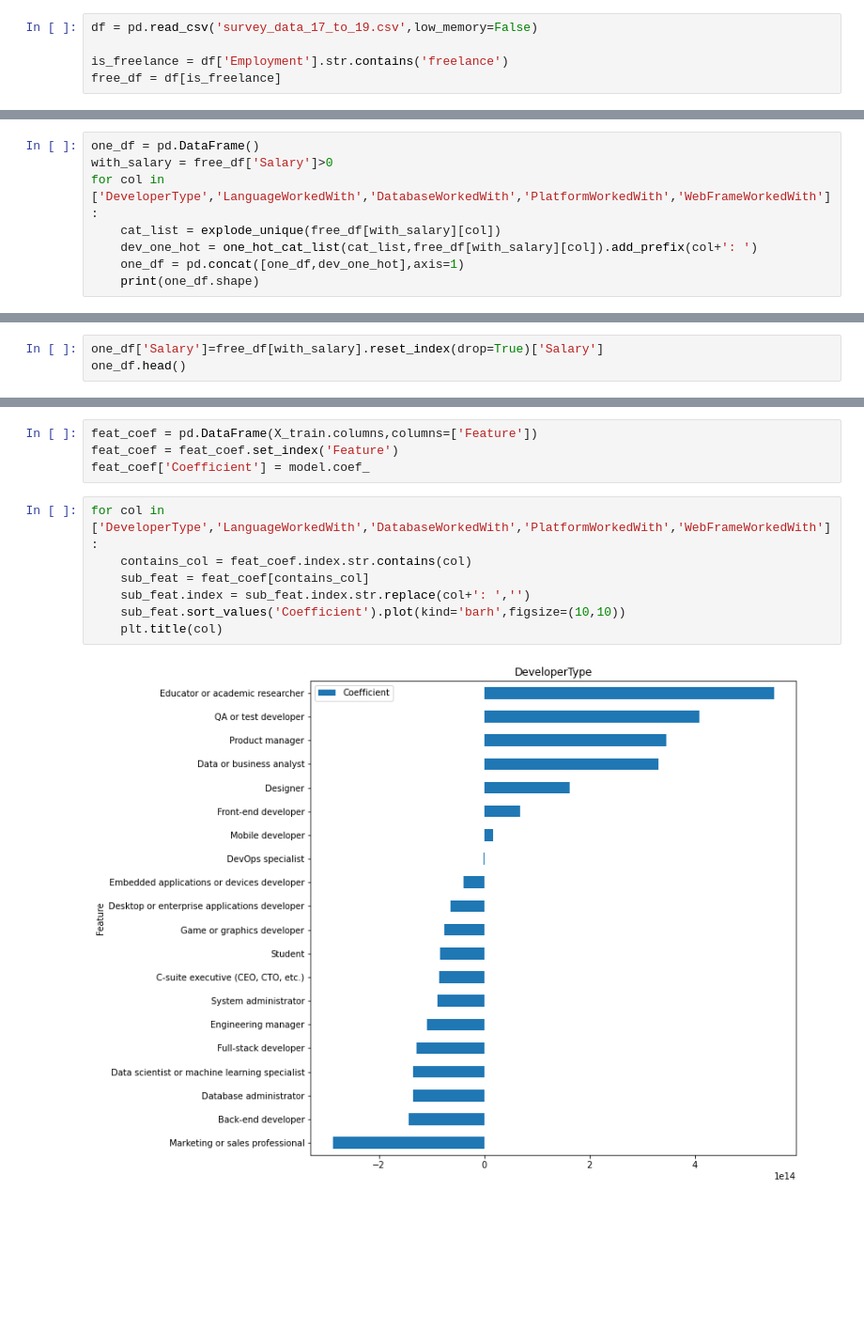
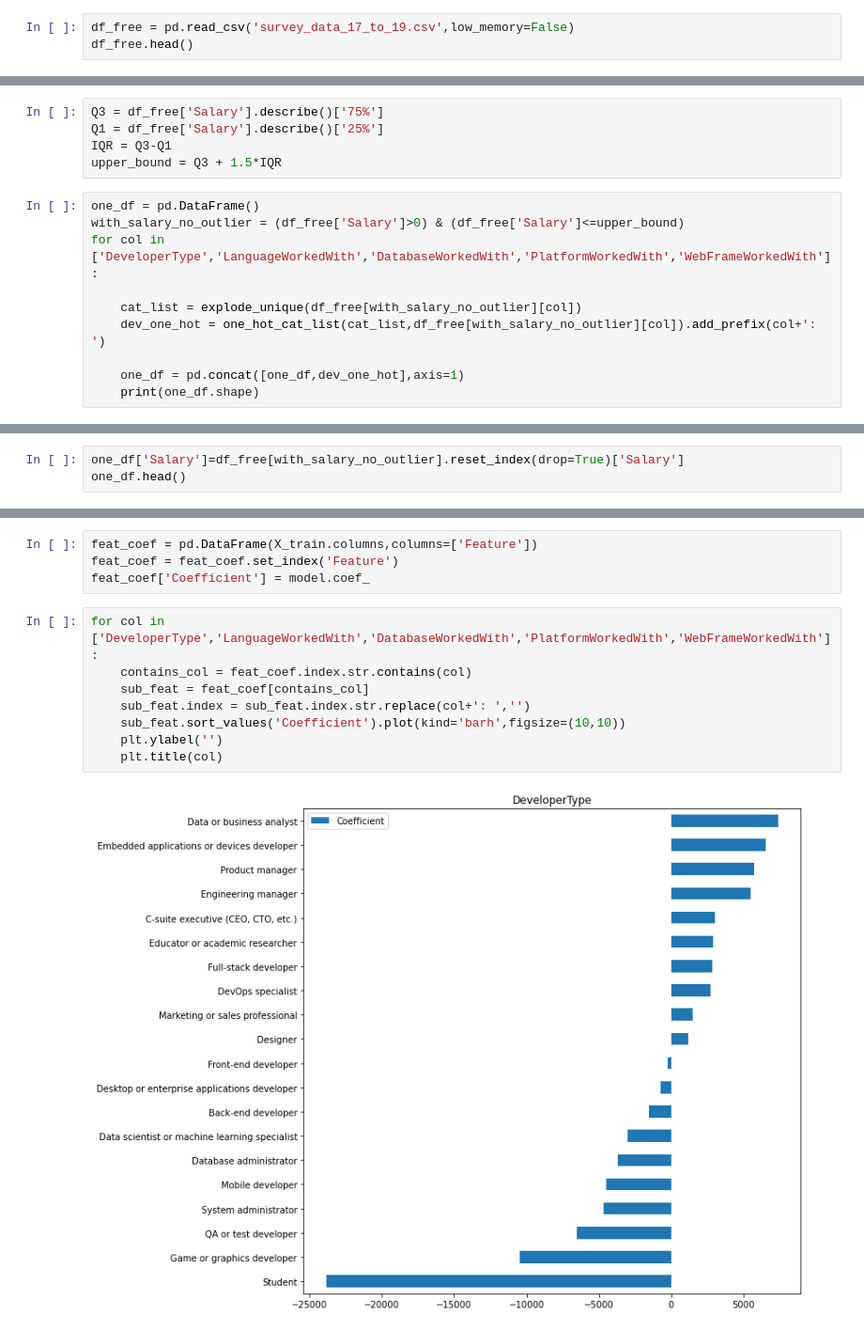
Before and after one commit to aldrinlambon/stackoverflow-survey-data-analysis, a Jupyter notebook: SalaryModeling.ipynb, the cells around one changed output, grey strips where cells are left out. Shown at 94% size. Cells and saved outputs as stored; diff of their text form; blank space fills up the shorter version.

Commit message:
Update SalaryModeling.ipynb
Removed outlier using IQR method
Improved coefficient plots

```diff
--- a/SalaryModeling.ipynb
+++ b/SalaryModeling.ipynb
@@ -17,5 +18,3 @@ def one_hot_cat_list(cat_list,series):
 # %%
-df = pd.read_csv('survey_data_17_to_19.csv',low_memory=False)
-
-is_freelance = df['Employment'].str.contains('freelance')
-free_df = df[is_freelance]
+df_free = pd.read_csv('survey_data_17_to_19.csv',low_memory=False)
+df_free.head()
@@ -22,9 +28,16 @@ free_df = df[is_freelance]
+# %%
+Q3 = df_free['Salary'].describe()['75%']
+Q1 = df_free['Salary'].describe()['25%']
+IQR = Q3-Q1
+upper_bound = Q3 + 1.5*IQR
 # %%
 one_df = pd.DataFrame()
-with_salary = free_df['Salary']>0
+with_salary_no_outlier = (df_free['Salary']>0) & (df_free['Salary']<=upper_bound)
 for col in ['DeveloperType','LanguageWorkedWith','DatabaseWorkedWith','PlatformWorkedWith','WebFrameWorkedWith']:
-    cat_list = explode_unique(free_df[with_salary][col])
-    dev_one_hot = one_hot_cat_list(cat_list,free_df[with_salary][col]).add_prefix(col+': ')
+
+    cat_list = explode_unique(df_free[with_salary_no_outlier][col])
+    dev_one_hot = one_hot_cat_list(cat_list,df_free[with_salary_no_outlier][col]).add_prefix(col+': ')
+
     one_df = pd.concat([one_df,dev_one_hot],axis=1)
     print(one_df.shape)
 # %% [output]
@@ -36,5 +49,5 @@ for col in ['DeveloperType','LanguageWorkedWith','DatabaseWorkedWith','PlatformW
 # %%
-one_df['Salary']=free_df[with_salary].reset_index(drop=True)['Salary']
+one_df['Salary']=df_free[with_salary_no_outlier].reset_index(drop=True)['Salary']
 one_df.head()
 # %% [output]
 |  | DeveloperType: Back-end developer | DeveloperType: Full-stack developer | DeveloperType: Front-end developer | DeveloperType: Mobile developer | ... |
@@ -67,9 +77,10 @@ feat_coef['Coefficient'] = model.coef_
 # %%
 for col in ['DeveloperType','LanguageWorkedWith','DatabaseWorkedWith','PlatformWorkedWith','WebFrameWorkedWith']:
     contains_col = feat_coef.index.str.contains(col)
     sub_feat = feat_coef[contains_col]
     sub_feat.index = sub_feat.index.str.replace(col+': ','')
     sub_feat.sort_values('Coefficient').plot(kind='barh',figsize=(10,10))
+    plt.ylabel('')
     plt.title(col)
 # %% [output]
-[figure, old version]
+[figure, new version]
```
Also changed, not shown: parts of 8 cells of this notebook.
